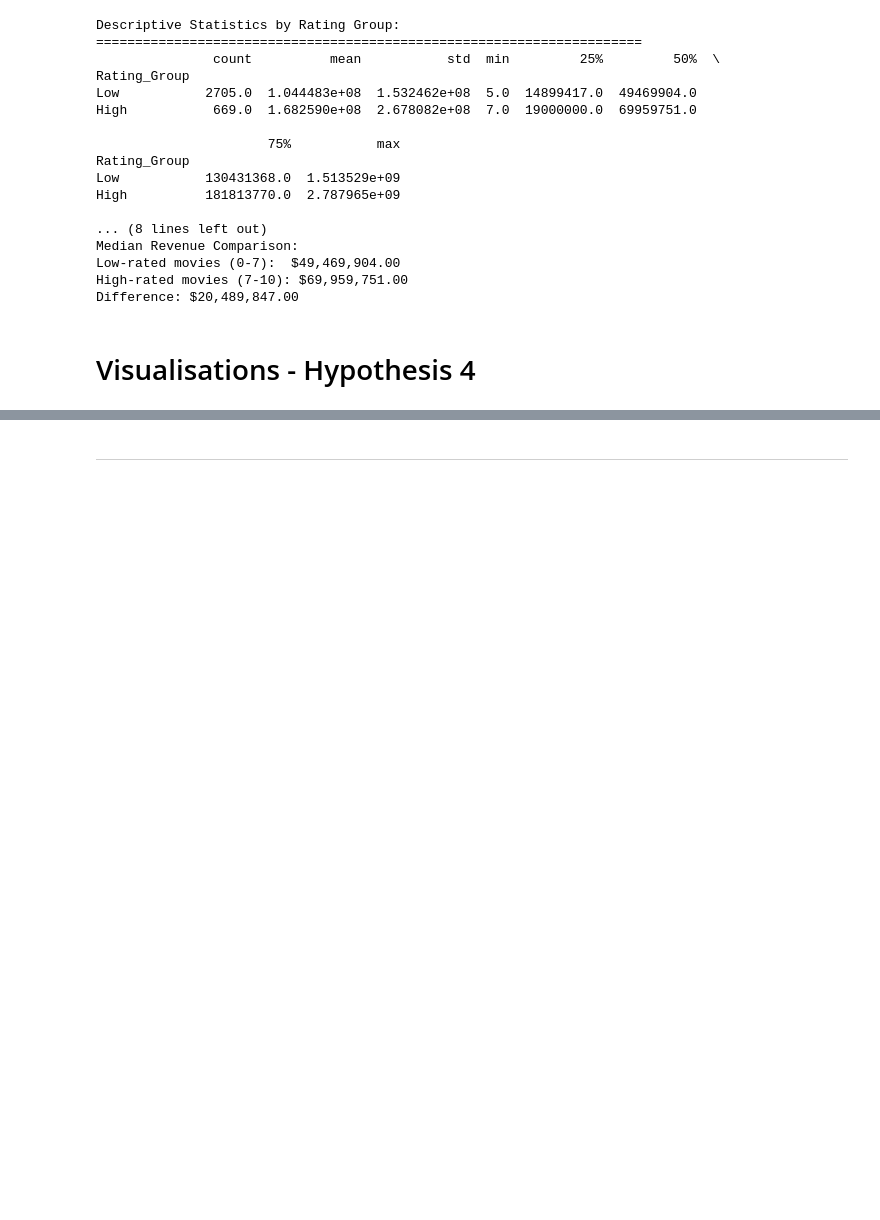
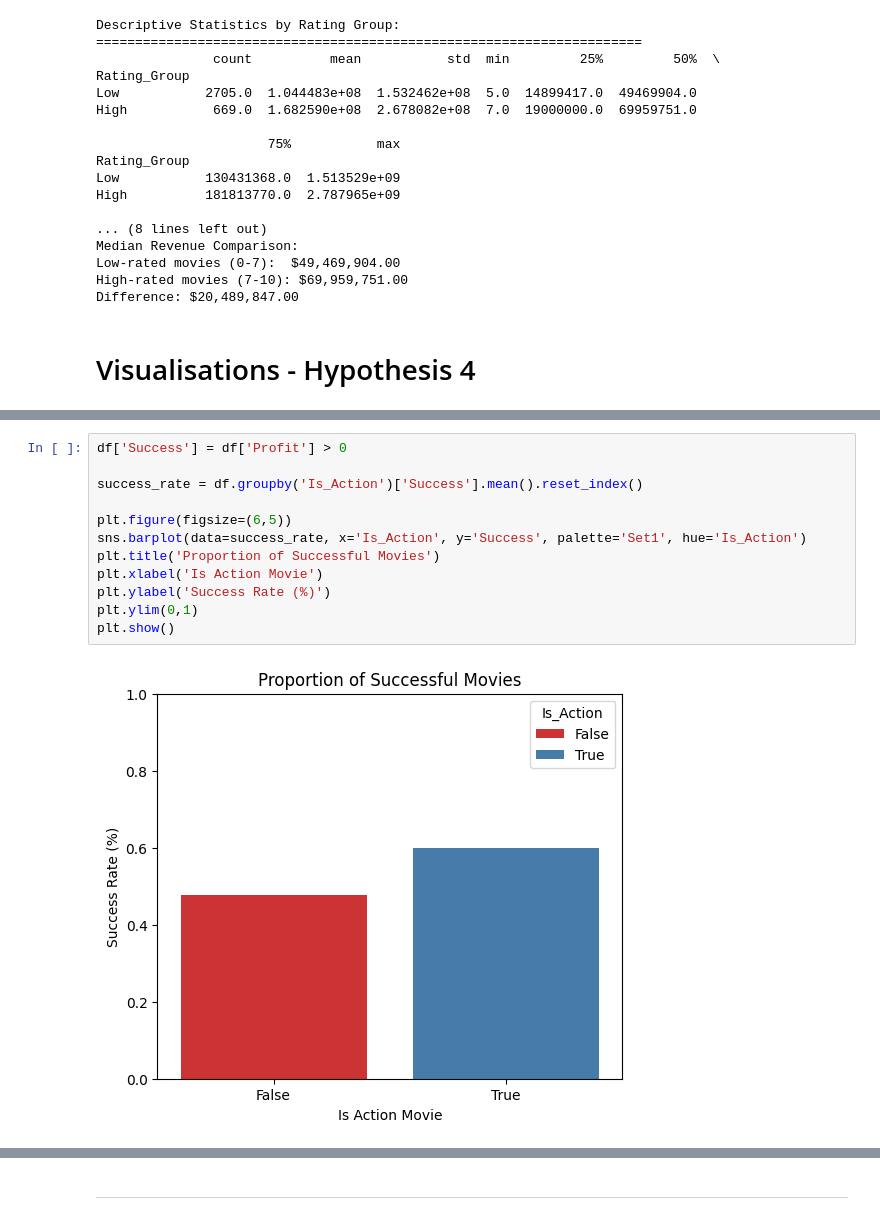
Before and after one commit to JayneLawley/Team1_TMDb_Hackathon_2, a Jupyter notebook: jupyter_notebooks/HM_EDA.ipynb, the cells around one changed output, grey strips where cells are left out. Saved outputs shown, nothing was run; the diff lists cells and outputs as text; blank space fills up the shorter version.

```diff
--- a/jupyter_notebooks/HM_EDA.ipynb
+++ b/jupyter_notebooks/HM_EDA.ipynb
@@ -381,0 +445,14 @@ Difference: $20,489,847.00
+# %%
+df['Success'] = df['Profit'] > 0
+
+success_rate = df.groupby('Is_Action')['Success'].mean().reset_index()
+
+plt.figure(figsize=(6,5))
+sns.barplot(data=success_rate, x='Is_Action', y='Success', palette='Set1', hue='Is_Action')
+plt.title('Proportion of Successful Movies')
+plt.xlabel('Is Action Movie')
+plt.ylabel('Success Rate (%)')
+plt.ylim(0,1)
+plt.show()
+# %% [output]
+[figure, added]
```
Also changed, not shown: parts of 8 cells of this notebook.
